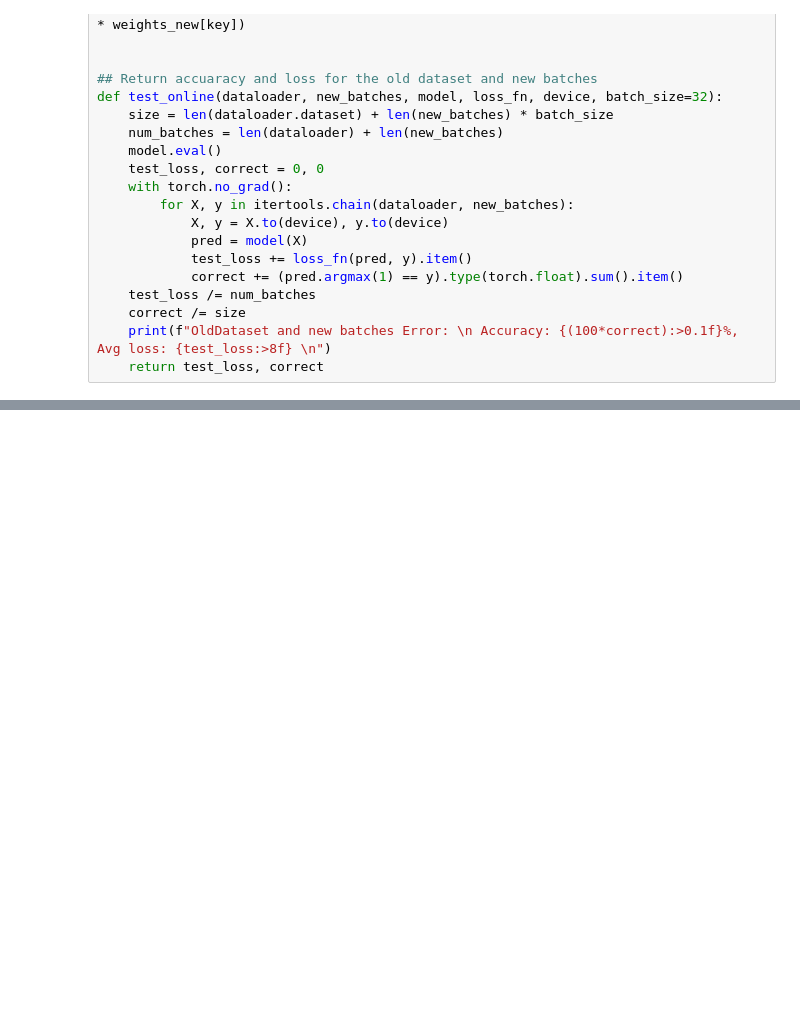
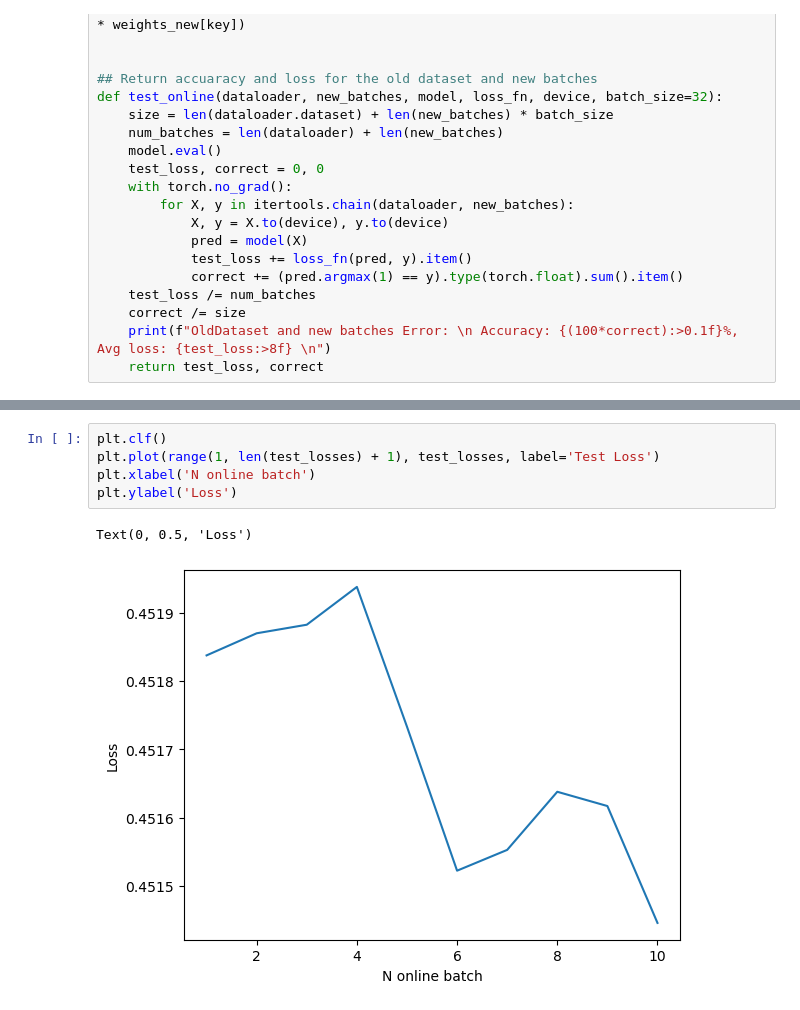
Before and after one commit to P-Balaramakrishna-Varma/round3, a Jupyter notebook: online.ipynb, the cells around one changed output, grey strips where cells are left out. Saved outputs shown, nothing was run; the diff lists cells and outputs as text; blank space fills up the shorter version.

```diff
--- a/online.ipynb
+++ b/online.ipynb
@@ -218,0 +243,8 @@ Simulating the online learning with new batches:  2
+# %%
+plt.clf()
+plt.plot(range(1, len(test_losses) + 1), test_losses, label='Test Loss')
+plt.xlabel('N online batch')
+plt.ylabel('Loss')
+# %% [output]
+Text(0, 0.5, 'Loss')
+[figure, added]
```
Also changed, not shown: parts of 5 cells of this notebook.
